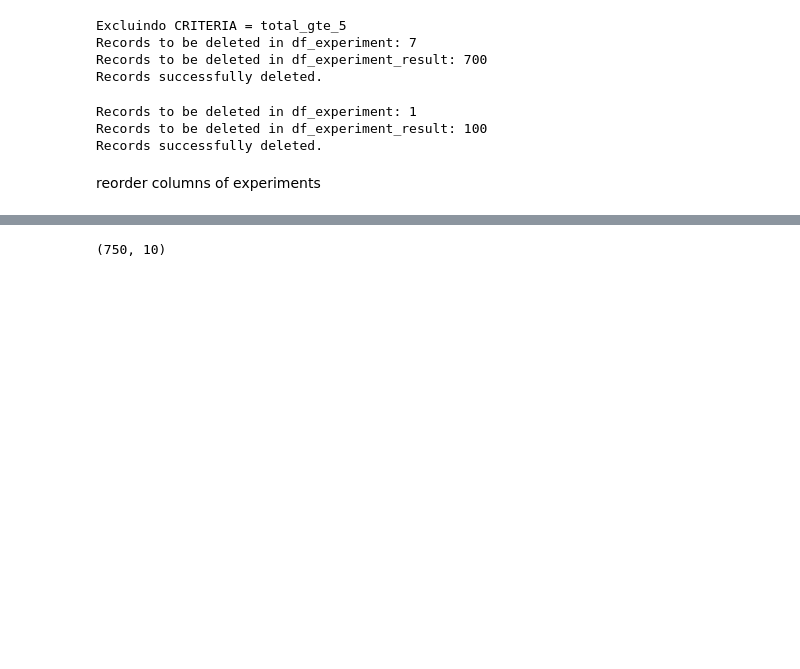
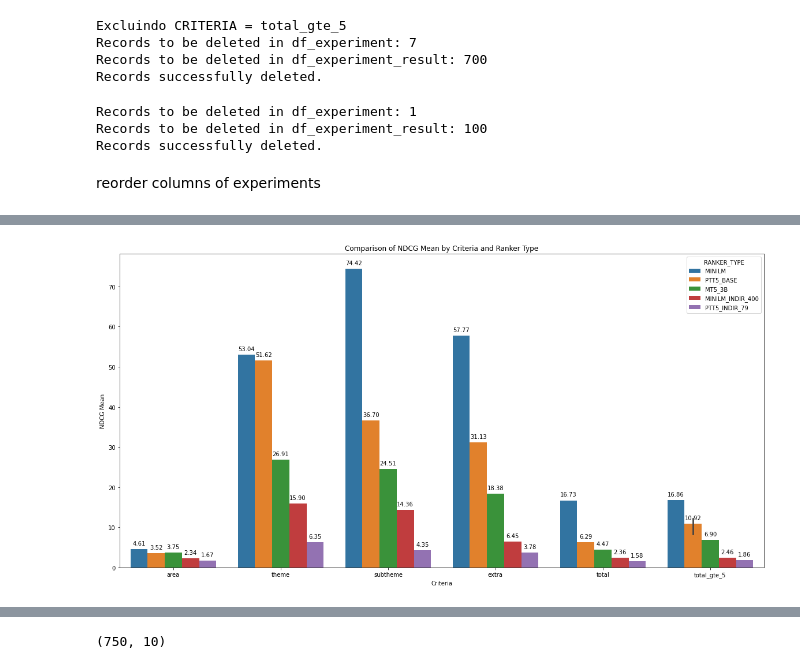
Before and after one commit to marcusborela/ind-ir, a Jupyter notebook: code/manage_experiment.ipynb, the cells around one changed output, grey strips where cells are left out. Drawn from its saved outputs; the diff is of its cells as text; code cells hidden in the pictures; blank space fills up the shorter version.

```diff
--- a/code/manage_experiment.ipynb
+++ b/code/manage_experiment.ipynb
@@ -40,3 +180,21 @@ df_experiment = pd.read_csv(path_search_experiment)
+# %%
+plt.figure(figsize=(20, 10))
+
+ax = sns.barplot(data=df_select, x='CRITERIA', y='RANK1_MEAN', hue='RANKER_TYPE')
+
+# Adicionar os valores das barras no topo
+for p in ax.patches:
+    height = p.get_height()
+    ax.annotate(f'{height:.2f}', xy=(p.get_x() + p.get_width() / 2, height),
+                xytext=(0, 5), textcoords='offset points',
+                ha='center', va='bottom')
+
+plt.xlabel('Criteria')
+plt.ylabel('NDCG Mean')
+plt.title('Comparison of NDCG Mean by Criteria and Ranker Type')
+plt.show()
+# %% [output]
+[figure, added]
 # %%
 df_experiment_result = pd.read_csv(path_search_result)
 # %%
```
Also changed, not shown: parts of 14 cells of this notebook, 3 other files.
